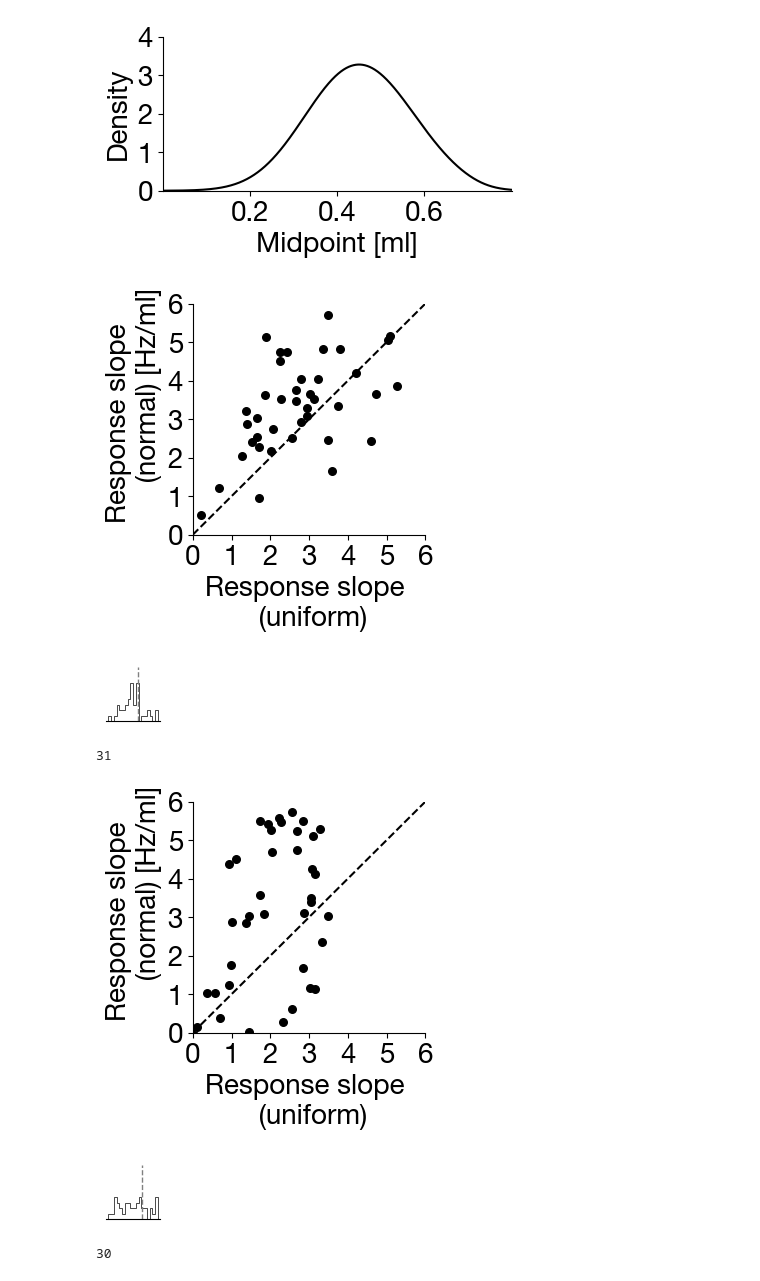
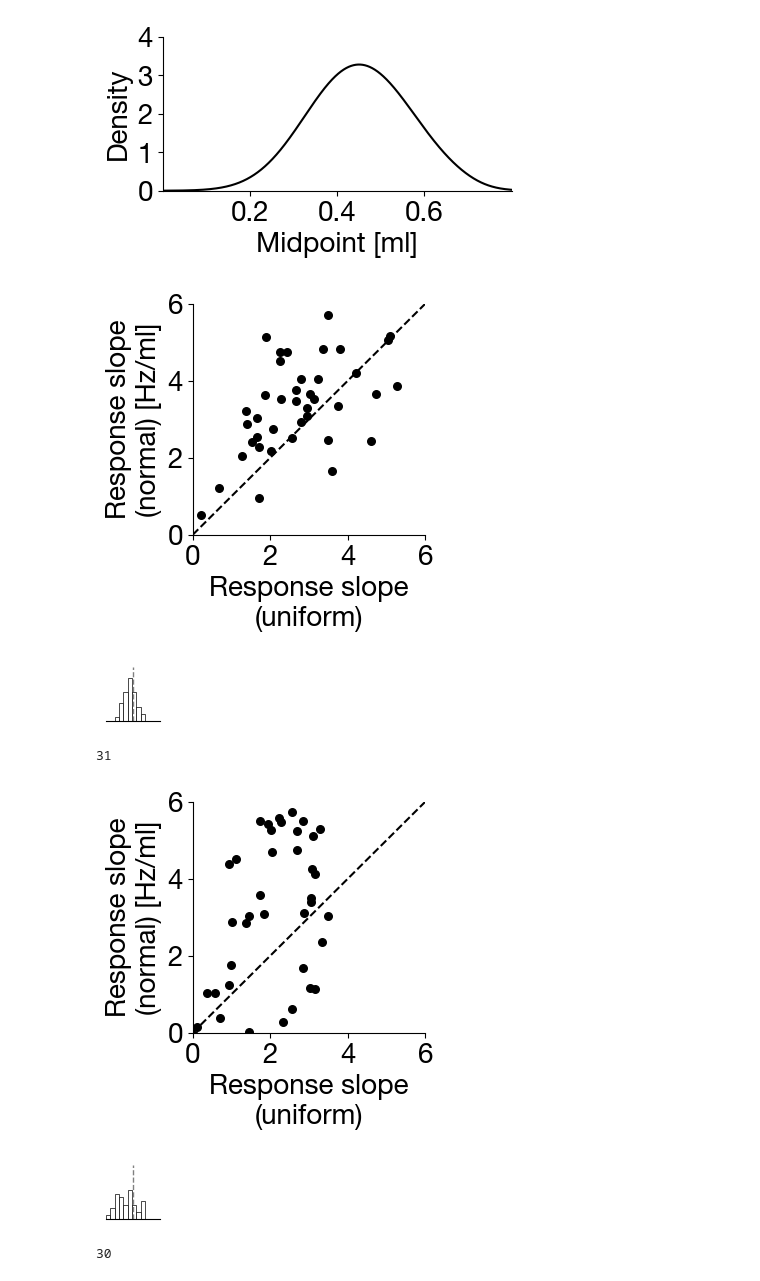
Before and after one commit to dongjae-kim/efficient-coding-dist-rl, a Jupyter notebook: Fitting_moment_matching_rothenhoefer_shared_params2.ipynb, the cells around one changed output. Cells and saved outputs as stored; diff of their text form; code cells hidden in the pictures.

```diff
--- a/Fitting_moment_matching_rothenhoefer_shared_params2.ipynb
+++ b/Fitting_moment_matching_rothenhoefer_shared_params2.ipynb
@@ -574,8 +574,8 @@ ax.scatter(data[:,0], data[:,1], color='k',label='Measured data' ,s=30)
 
 # ax.set_xlabel('Response slope (uniform)')
 # ax.set_ylabel('Response slope (normal)')
-ax.set_xlabel('Response slope \n (uniform)')
-ax.set_ylabel('Response slope \n         (normal) [Hz/ml]')
+ax.set_xlabel('Response slope\n(uniform)')
+ax.set_ylabel('Response slope\n(normal) [Hz/ml]')
 # overlay y=x dashed line from 0 to 6
 ax.plot([0,6], [0,6], 'k--')
 
@@ -584,8 +584,8 @@ ax.set_xlim([0, 6])
 ax.set_ylim([0, 6])
 
 # set y ticks every 1
-ax.set_xticks(np.arange(0, 7,1))
-ax.set_yticks(np.arange(0, 7,1 ))
+ax.set_xticks(np.arange(0, 7, 2))
+ax.set_yticks(np.arange(0, 7, 2))
 
 
 ax.spines['right'].set_visible(False)
@@ -600,7 +600,7 @@ fig.set_figheight(3)
 fig.savefig('./figures_rothenhoefer/'+'alpha_true_.png', bbox_inches="tight")
 fig.savefig('./figures_rothenhoefer/'+'alpha_true_.pdf', bbox_inches="tight")
 # %% [output]
-[figure, old version]
+[figure, new version]
 # %%
 %matplotlib inline
 
@@ -613,15 +613,17 @@ ax.spines['top'].set_visible(False)
 
 # histogram along y=x
 # plt.hist(unfm_res-norm_res, bins=20)
-kws = dict(histtype= "stepfilled", linewidth = 0.5, edgecolor="k", alpha=1)
-ax.hist(data[:,0]-data[:,1], bins=18, color= 'w', **kws)
+# kws = dict(histtype= "stepfilled", linewidth = 0.5, edgecolor="k", alpha=1)
+# ax.hist(data[:,0]-data[:,1], bins=18, color= 'w', **kws)
+ax.hist(data[:,0]-data[:,1], bins=10, color= 'w', edgecolor="k", linewidth = 0.5, range=(-5,3))
 # plot verical sloid line
 ax.axvline(x=0, color=str(0.5), linestyle='--', linewidth=1)
 
 ax.set_yticks([])
 ax.set_xticks([])
 
-ax.set_ylim([0, 10])
+ax.set_ylim([0, 15])
+ax.set_xlim([-5, 5])
 
 # set y ticks
 
@@ -636,7 +638,7 @@ fig.savefig('./figures_rothenhoefer/'+'histo_ori.pdf', bbox_inches="tight")
 
 # plt.hist(unfm_res-norm_res, bins=20, alpha=0.5, label='ours')
 # %% [output]
-[figure, old version]
+[figure, new version]
 # %%
 np.sum((np.array(data[:,0])-np.array(data[:,1]))<0)
 # %% [output]
@@ -795,8 +797,8 @@ ax.scatter(unfm_res, norm_res, color='k', label='Our model', s=30)
 
 # ax.set_xlabel('Response slope (uniform)')
 # ax.set_ylabel('Response slope (normal)')
-ax.set_xlabel('Response slope \n (uniform)')
-ax.set_ylabel('Response slope \n         (normal) [Hz/ml]')
+ax.set_xlabel('Response slope\n(uniform)')
+ax.set_ylabel('Response slope\n(normal) [Hz/ml]')
 
 
 ax.plot([0,6], [0,6], 'k--')
@@ -806,8 +808,8 @@ ax.set_xlim([0, 6])
 ax.set_ylim([0, 6])
 
 # set y ticks every 1
-ax.set_xticks(np.arange(0, 7,1))
-ax.set_yticks(np.arange(0, 7,1 ))
+ax.set_xticks(np.arange(0, 7, 2))
+ax.set_yticks(np.arange(0, 7, 2))
 
 
 
@@ -826,42 +828,40 @@ fig.savefig('./figures_rothenhoefer/alpha_poisson_model.png', bbox_inches="tight
 # save in pdf
 fig.savefig('./figures_rothenhoefer/alpha_poisson_model.pdf', bbox_inches="tight")
 # %% [output]
-[figure, old version]
+[figure, new version]
 # %%
 %matplotlib inline
 
 fig,ax = plt.subplots(1,1)
 
 
 ax.spines['right'].set_visible(False)
 ax.spines['left'].set_visible(False)
 ax.spines['top'].set_visible(False)
 
-# histogram along y=x
-# plt.hist(unfm_res-norm_res, bins=20)
-kws = dict(histtype= "stepfilled", linewidth = 0.5, edgecolor="k", alpha=1)
-ax.hist(np.array(unfm_res)-np.array(norm_res), bins=18, color= 'w', **kws)
+#get hist of np.array(unfm_res)-np.array(norm_res) for 10 bins from -5 to 3
+ax.hist(np.array(unfm_res)-np.array(norm_res), bins=10, color= 'w', edgecolor="k", linewidth = 0.5, range=(-5,3))
 # plot verical sloid line
 ax.axvline(x=0, color=str(0.5), linestyle='--', linewidth=1)
 
-# set y lim
-ax.set_ylim([0, 10])
+ax.set_ylim([0, 15])
+ax.set_xlim([-5, 5])
 
 ax.set_yticks([])
 ax.set_xticks([])
 # set y ticks
 
 
 fig.set_figwidth(.7)
 fig.set_figheight(.7)
 fig.savefig('./figures_rothenhoefer/'+'histo_our.png', bbox_inches="tight")
 fig.savefig('./figures_rothenhoefer/'+'histo_our.pdf', bbox_inches="tight")
 
 
 
 # plt.hist(unfm_res-norm_res, bins=20, alpha=0.5, label='ours')
 # %% [output]
-[figure, old version]
+[figure, new version]
 # %%
 np.sum((np.array(unfm_res)-np.array(norm_res))<0)
 # %% [output]
```
Also changed, not shown: 3 other files.
